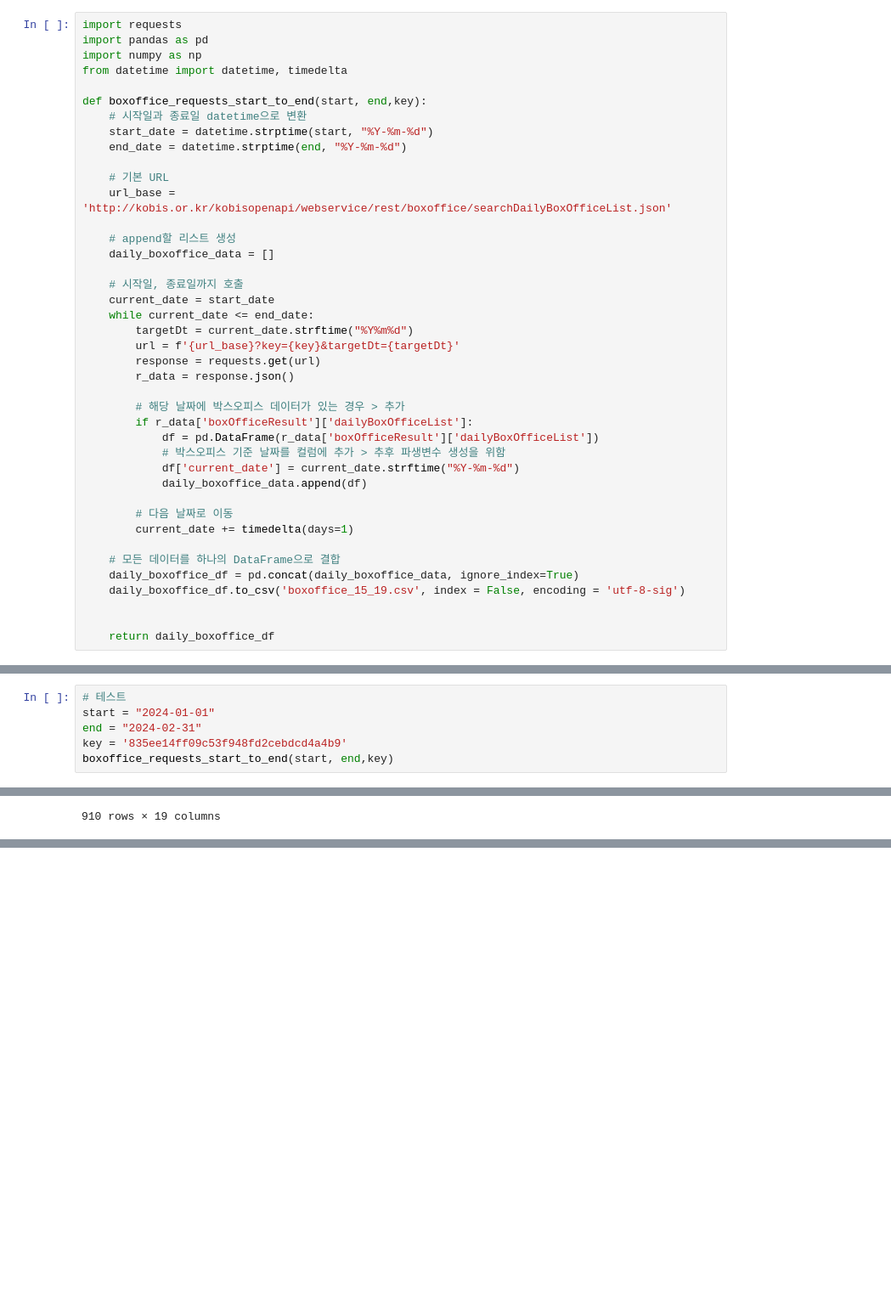
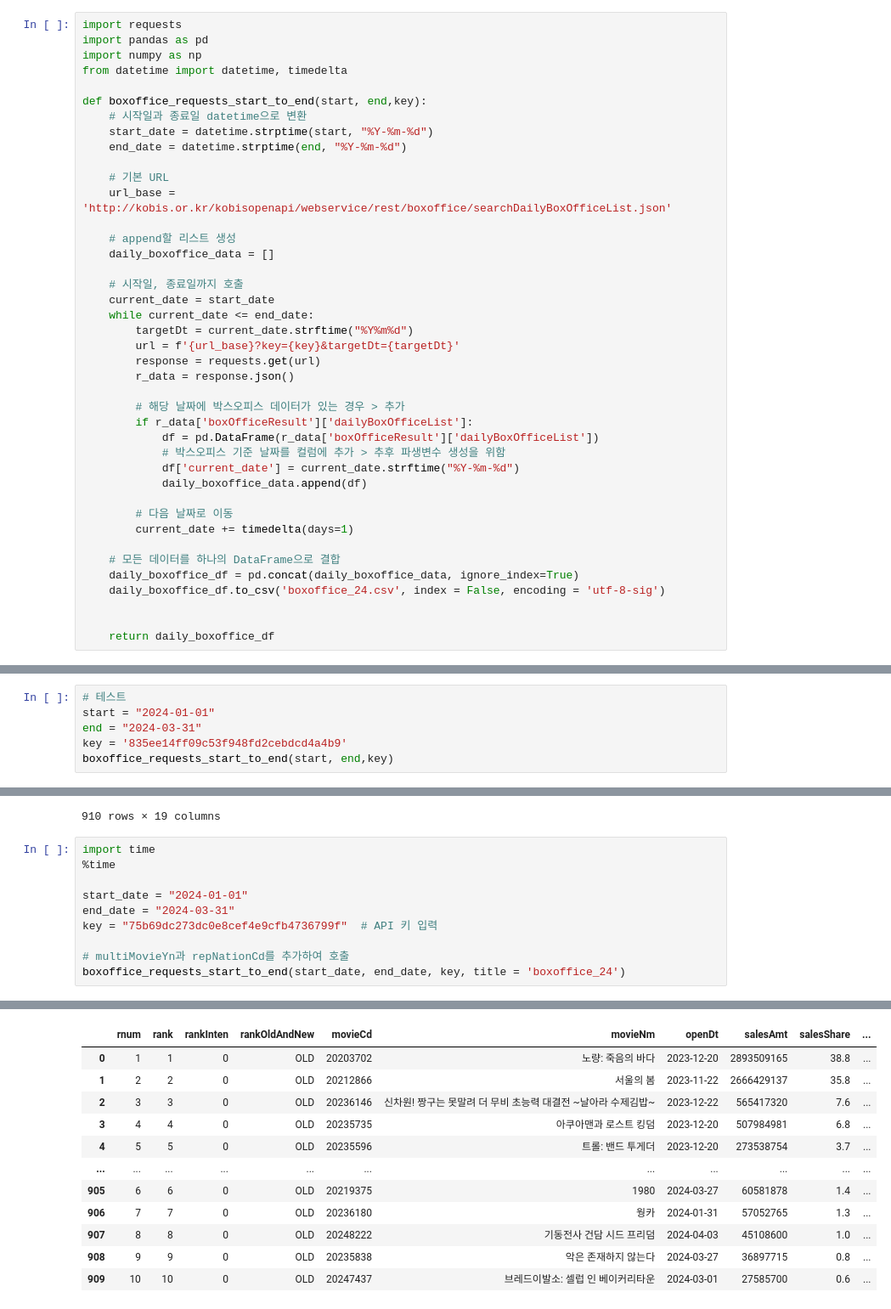
Before and after one commit to sin09135/movie, a Jupyter notebook: code/박스오피스 크롤링.ipynb, the cells around one changed output, grey strips where cells are left out. Shown: that part at 85% size. Cells and saved outputs as stored; diff of their text form; blank space fills up the shorter version.

```diff
--- a/code/박스오피스 크롤링.ipynb
+++ b/code/박스오피스 크롤링.ipynb
@@ -116,7 +116,7 @@ def boxoffice_requests_start_to_end(start, end,key):
 
     # 모든 데이터를 하나의 DataFrame으로 결합
     daily_boxoffice_df = pd.concat(daily_boxoffice_data, ignore_index=True)
-    daily_boxoffice_df.to_csv('boxoffice_15_19.csv', index = False, encoding = 'utf-8-sig')
+    daily_boxoffice_df.to_csv('boxoffice_24.csv', index = False, encoding = 'utf-8-sig')
 
 
     return daily_boxoffice_df
@@ -125,7 +125,7 @@ def boxoffice_requests_start_to_end(start, end,key):
 # %%
 # 테스트
 start = "2024-01-01"
-end = "2024-02-31"
+end = "2024-03-31"
 key = '835ee14ff09c53f948fd2cebdcd4a4b9'
 boxoffice_requests_start_to_end(start, end,key)
 # %% [output]
@@ -269,3 +257,14 @@ Wall time: 9.06 µs
 | 908 | 9 | 9 | -1 | OLD | 20231459 | 탐정 말로 | 2024-03-21 | 2627600 | 2.2 | ... |
 | 909 | 10 | 10 | 7 | OLD | 20231415 | 소풍 | 2024-02-07 | 2521900 | 2.1 | ... |
 910 rows × 19 columns
+# %%
+import time
+%time
+
+start_date = "2024-01-01"
+end_date = "2024-03-31"
+key = "75b69dc273dc0e8cef4e9cfb4736799f"  # API 키 입력
+
+# multiMovieYn과 repNationCd를 추가하여 호출
+boxoffice_requests_start_to_end(start_date, end_date, key, title = 'boxoffice_24')
+# %% [output]
@@ -271,0 +273,12 @@ Wall time: 9.06 µs
+|  | rnum | rank | rankInten | rankOldAndNew | movieCd | movieNm | openDt | salesAmt | salesShare | ... |
+| 0 | 1 | 1 | 0 | OLD | 20203702 | 노량: 죽음의 바다 | 2023-12-20 | 2893509165 | 38.8 | ... |
+| 1 | 2 | 2 | 0 | OLD | 20212866 | 서울의 봄 | 2023-11-22 | 2666429137 | 35.8 | ... |
+| 2 | 3 | 3 | 0 | OLD | 20236146 | 신차원! 짱구는 못말려 더 무비 초능력 대결전 ~날아라 수제김밥~ | 2023-12-22 | 565417320 | 7.6 | ... |
+| 3 | 4 | 4 | 0 | OLD | 20235735 | 아쿠아맨과 로스트 킹덤 | 2023-12-20 | 507984981 | 6.8 | ... |
+| 4 | 5 | 5 | 0 | OLD | 20235596 | 트롤: 밴드 투게더 | 2023-12-20 | 273538754 | 3.7 | ... |
+| ... | ... | ... | ... | ... | ... | ... | ... | ... | ... | ... |
+| 905 | 6 | 6 | 0 | OLD | 20219375 | 1980 | 2024-03-27 | 60581878 | 1.4 | ... |
+| 906 | 7 | 7 | 0 | OLD | 20236180 | 웡카 | 2024-01-31 | 57052765 | 1.3 | ... |
+| 907 | 8 | 8 | 0 | OLD | 20248222 | 기동전사 건담 시드 프리덤 | 2024-04-03 | 45108600 | 1.0 | ... |
+| 908 | 9 | 9 | 0 | OLD | 20235838 | 악은 존재하지 않는다 | 2024-03-27 | 36897715 | 0.8 | ... |
+| 909 | 10 | 10 | 0 | OLD | 20247437 | 브레드이발소: 셀럽 인 베이커리타운 | 2024-03-01 | 27585700 | 0.6 | ... |
```
Also changed, not shown: parts of 3 cells of this notebook, 5 other files.
